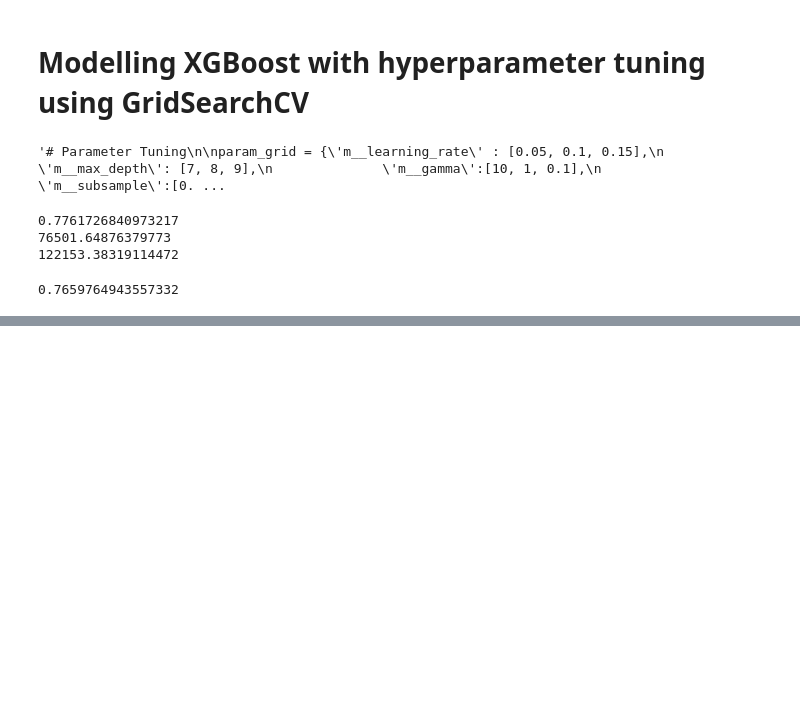
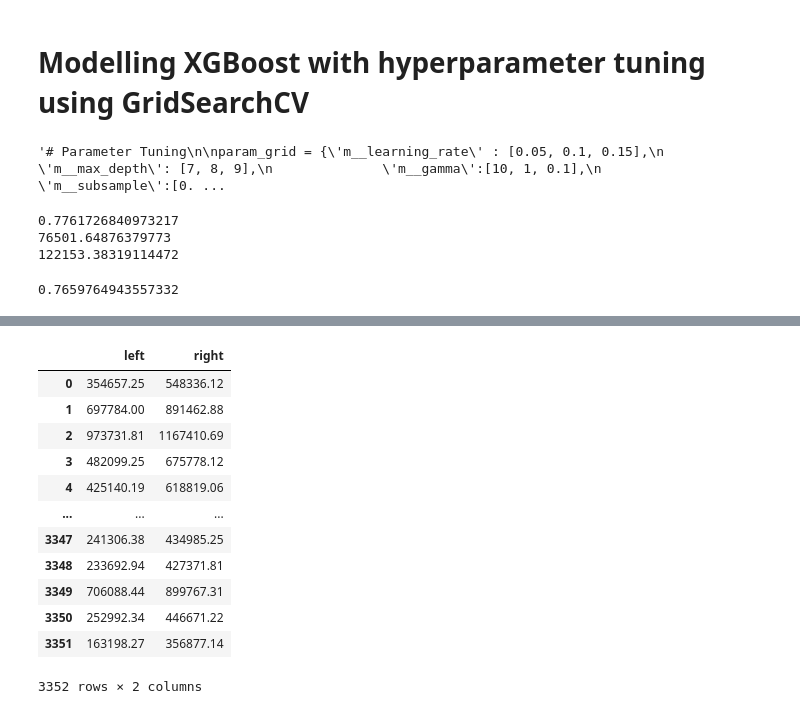
Before and after one commit to SergeiLenkov/Final_project_LHL, a Jupyter notebook: Final_project_modelling.ipynb, the cells around one changed output, grey strips where cells are left out. Cells and saved outputs as stored; diff of their text form; code cells hidden in the pictures; blank space fills up the shorter version.

```diff
--- a/Final_project_modelling.ipynb
+++ b/Final_project_modelling.ipynb
@@ -355,0 +367,17 @@ print(adj_R2)
+# %%
+# we define our model with best parameters figured previously
+params = {'n_estimators': 97,
+          'learning_rate': 0.09,
+          'max_depth': 8,
+          'gamma': 1,
+          'subsample': 0.95,
+          'colsample_bytree': 0.85,
+          'alpha': 2,
+          'lambda': 1}
+
+model = xgb.XGBRegressor(**params, eval_metric='mae')
+# %%
+mapie = MapieRegressor(estimator=model, method="base", cv=5, n_jobs=-1)
+alpha = 0.25
+# %%
+mapie.fit(X_train, y_train)
@@ -355,0 +404,20 @@ print(adj_R2)
+# %%
+# Get interval predictions on test data, with alpha=05%
+y_test_pred_interval = pd.DataFrame(mapie.predict(X_test, alpha=alpha)[1].reshape(-1,2), columns=["left", "right"])
+# we reshaped the output of MAPIE for better visual representation
+# %%
+y_test_pred_interval.round(2) # this is interval for our house price prediction with 75% confidence that our predicted price will be within it
+# %% [output]
+|  | left | right |
+| 0 | 354657.25 | 548336.12 |
+| 1 | 697784.00 | 891462.88 |
+| 2 | 973731.81 | 1167410.69 |
+| 3 | 482099.25 | 675778.12 |
+| 4 | 425140.19 | 618819.06 |
+| ... | ... | ... |
+| 3347 | 241306.38 | 434985.25 |
+| 3348 | 233692.94 | 427371.81 |
+| 3349 | 706088.44 | 899767.31 |
+| 3350 | 252992.34 | 446671.22 |
+| 3351 | 163198.27 | 356877.14 |
+3352 rows × 2 columns
```
Also changed, not shown: parts of 5 cells of this notebook, 7 other files.
